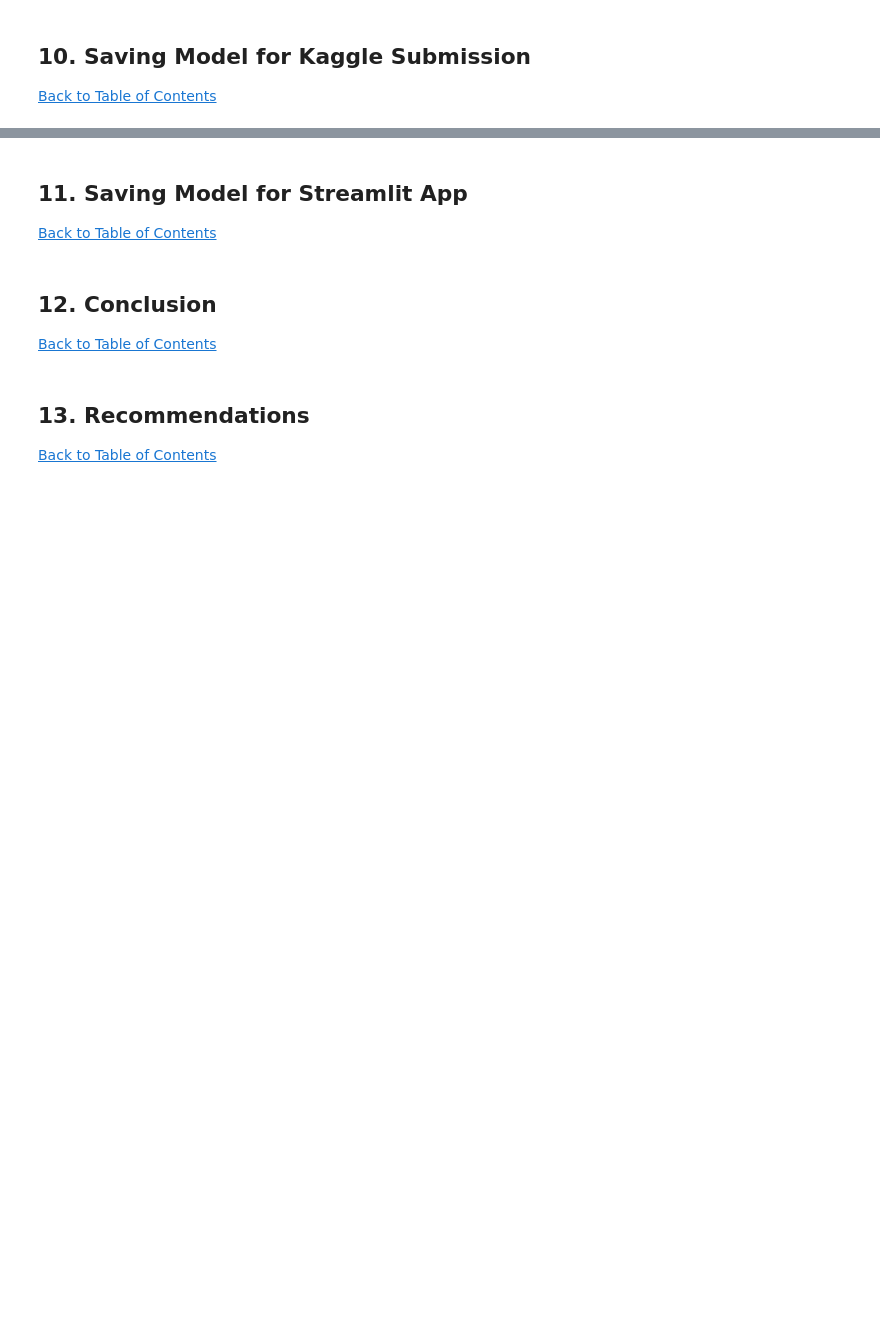
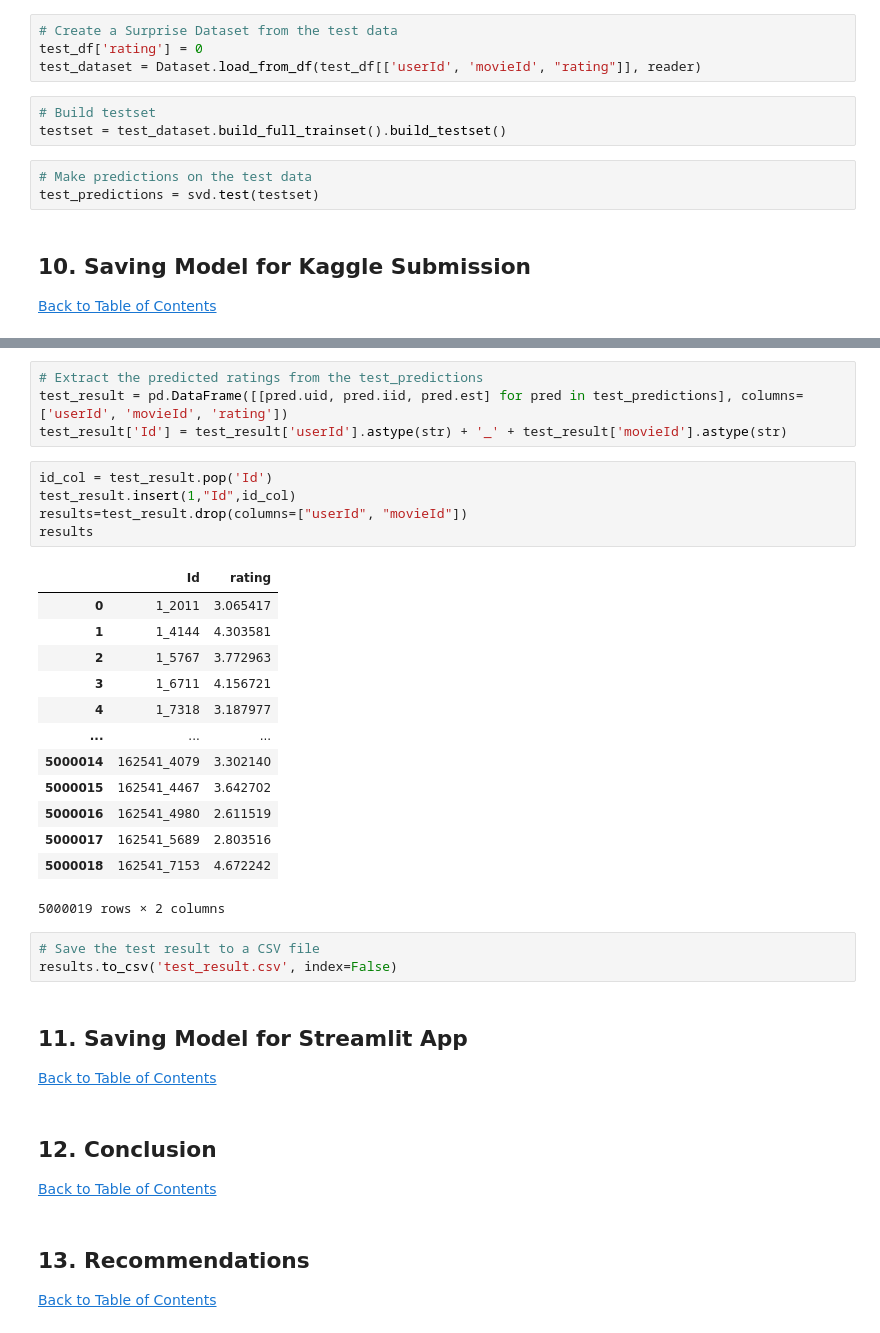
Before and after one commit to Mutiso-ac/Unsupervised-Predict-TeamBM5-2023, a Jupyter notebook: TeamBM5_Unsup_Learning_Notebbok.ipynb, the cells around one changed output, grey strips where cells are left out. Drawn from its saved outputs; the diff is of its cells as text; blank space fills up the shorter version.

```diff
--- a/TeamBM5_Unsup_Learning_Notebbok.ipynb
+++ b/TeamBM5_Unsup_Learning_Notebbok.ipynb
@@ -764,6 +832,16 @@ With the exploration of the data done, the project can continue to build the mod
 <a id="nine"></a>
 ## 9. Model Testing
 <a href=#cont>Back to Table of Contents</a>
+# %%
+# Create a Surprise Dataset from the test data
+test_df['rating'] = 0
+test_dataset = Dataset.load_from_df(test_df[['userId', 'movieId', "rating"]], reader)
+# %%
+# Build testset
+testset = test_dataset.build_full_trainset().build_testset()
+# %%
+# Make predictions on the test data
+test_predictions = svd.test(testset)
 # %% [markdown]
 <a id="ten"></a>
 ## 10. Saving Model for Kaggle Submission
@@ -771,3 +859,29 @@ With the exploration of the data done, the project can continue to build the mod
+# %%
+# Extract the predicted ratings from the test_predictions
+test_result = pd.DataFrame([[pred.uid, pred.iid, pred.est] for pred in test_predictions], columns=['userId', 'movieId', 'rating'])
+test_result['Id'] = test_result['userId'].astype(str) + '_' + test_result['movieId'].astype(str)
+# %%
+id_col = test_result.pop('Id')
+test_result.insert(1,"Id",id_col)
+results=test_result.drop(columns=["userId", "movieId"])
+results
+# %% [output]
+|  | Id | rating |
+| 0 | 1_2011 | 3.065417 |
+| 1 | 1_4144 | 4.303581 |
+| 2 | 1_5767 | 3.772963 |
+| 3 | 1_6711 | 4.156721 |
+| 4 | 1_7318 | 3.187977 |
+| ... | ... | ... |
+| 5000014 | 162541_4079 | 3.302140 |
+| 5000015 | 162541_4467 | 3.642702 |
+| 5000016 | 162541_4980 | 2.611519 |
+| 5000017 | 162541_5689 | 2.803516 |
+| 5000018 | 162541_7153 | 4.672242 |
+5000019 rows × 2 columns
+# %%
+# Save the test result to a CSV file
+results.to_csv('test_result.csv', index=False)
 # %% [markdown]
 <a id="eleven"></a>
 ## 11. Saving Model for Streamlit App
```
Also changed, not shown: parts of 26 cells of this notebook.
